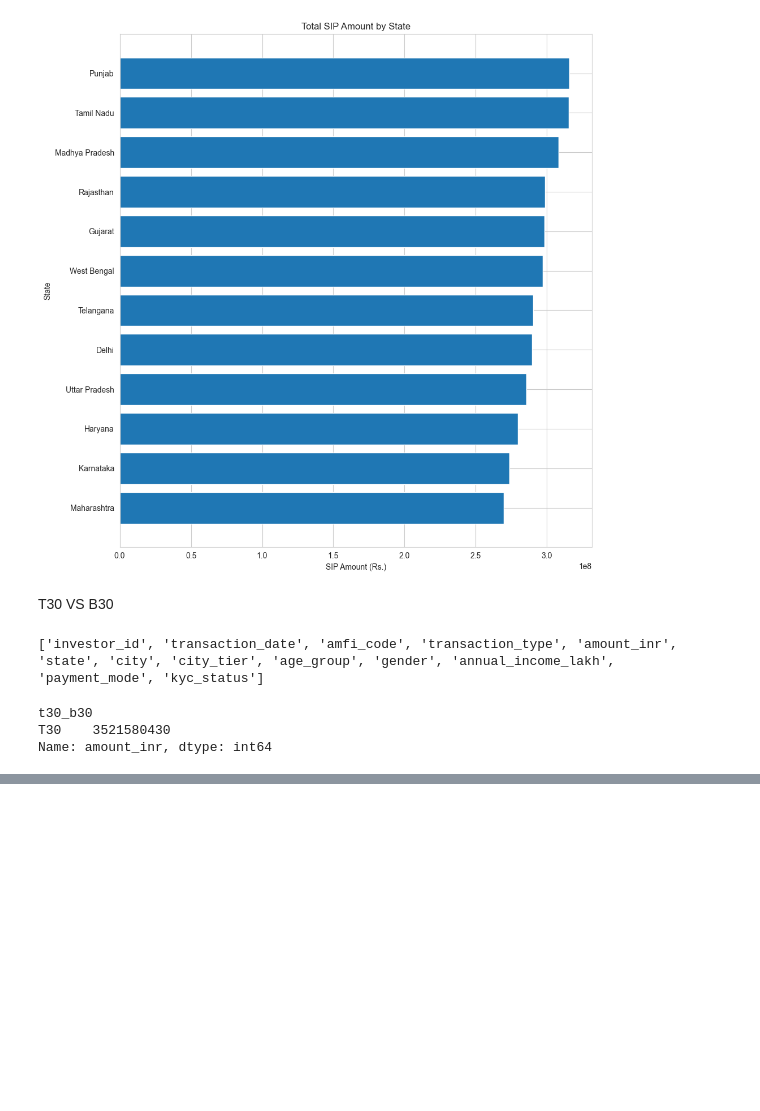
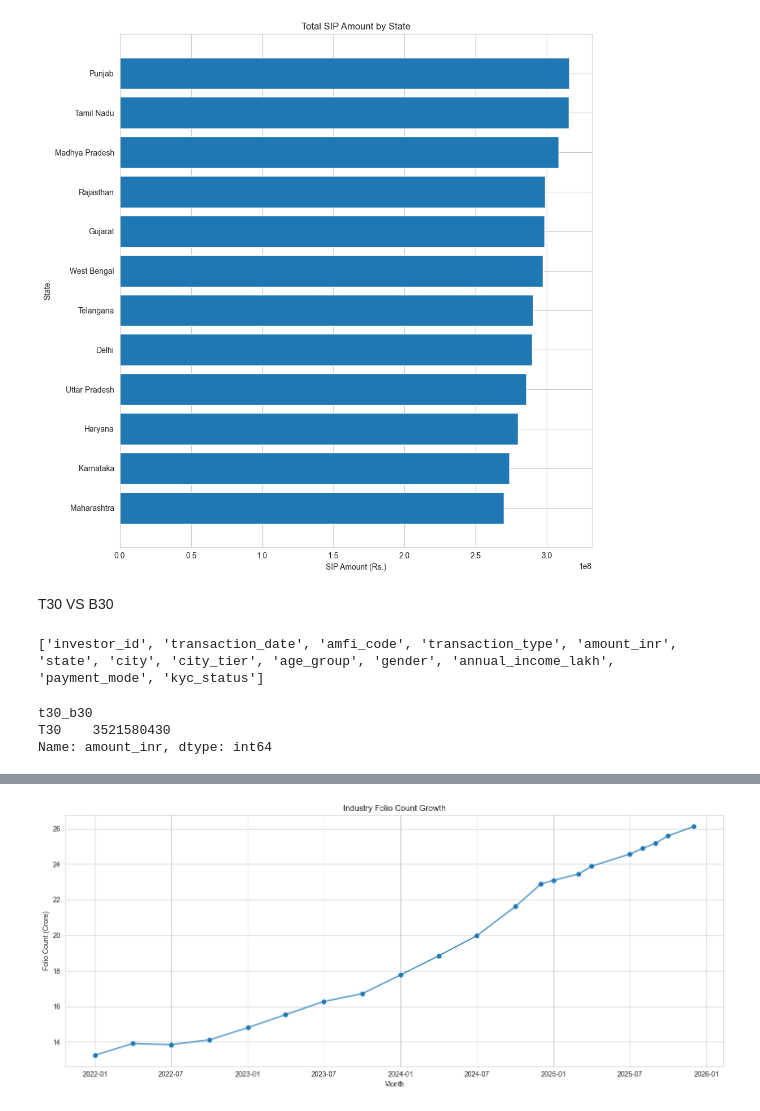
Before and after one commit to addyji007-bot/Bluestock-Fintech-Mutual-Fund-Analytics, a Jupyter notebook: notebooks/EDA_Analysis.ipynb, the cells around one changed output, grey strips where cells are left out. Drawn from its saved outputs; the diff is of its cells as text; code cells hidden in the pictures; blank space fills up the shorter version.

```diff
--- a/notebooks/EDA_Analysis.ipynb
+++ b/notebooks/EDA_Analysis.ipynb
@@ -749,0 +743,24 @@ plt.show()
+# %%
+plt.figure(figsize=(14, 6))
+
+plt.plot(
+    folio_counts["month"],
+    folio_counts["total_folios_crore"],
+    marker="o"
+)
+
+plt.title("Industry Folio Count Growth")
+plt.xlabel("Month")
+plt.ylabel("Folio Count (Crore)")
+
+plt.tight_layout()
+
+plt.savefig(
+    f"{REPORTS}/07_folio_count_growth.png",
+    dpi=200,
+    bbox_inches="tight"
+)
+
+plt.show()
+# %% [output]
+[figure, added]
```
Also changed, not shown: parts of 24 cells of this notebook, 5 other files.
